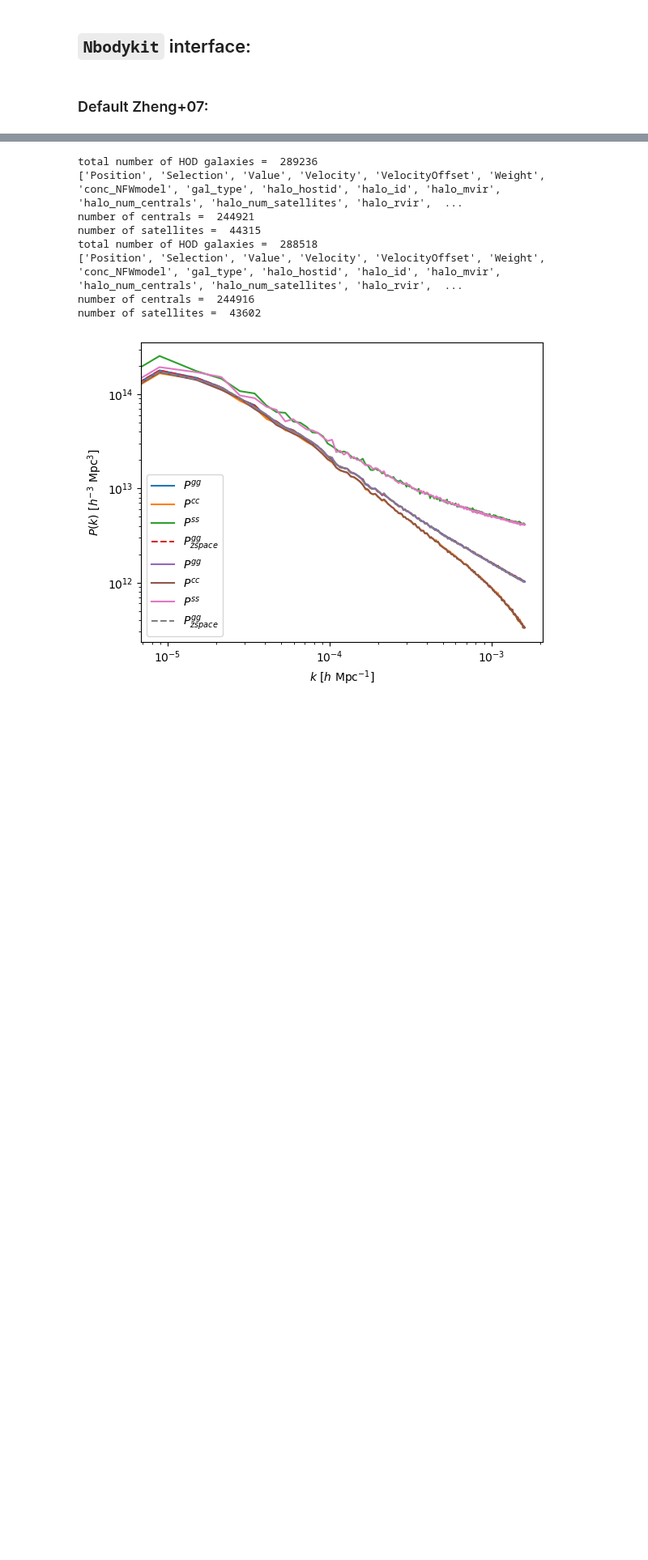
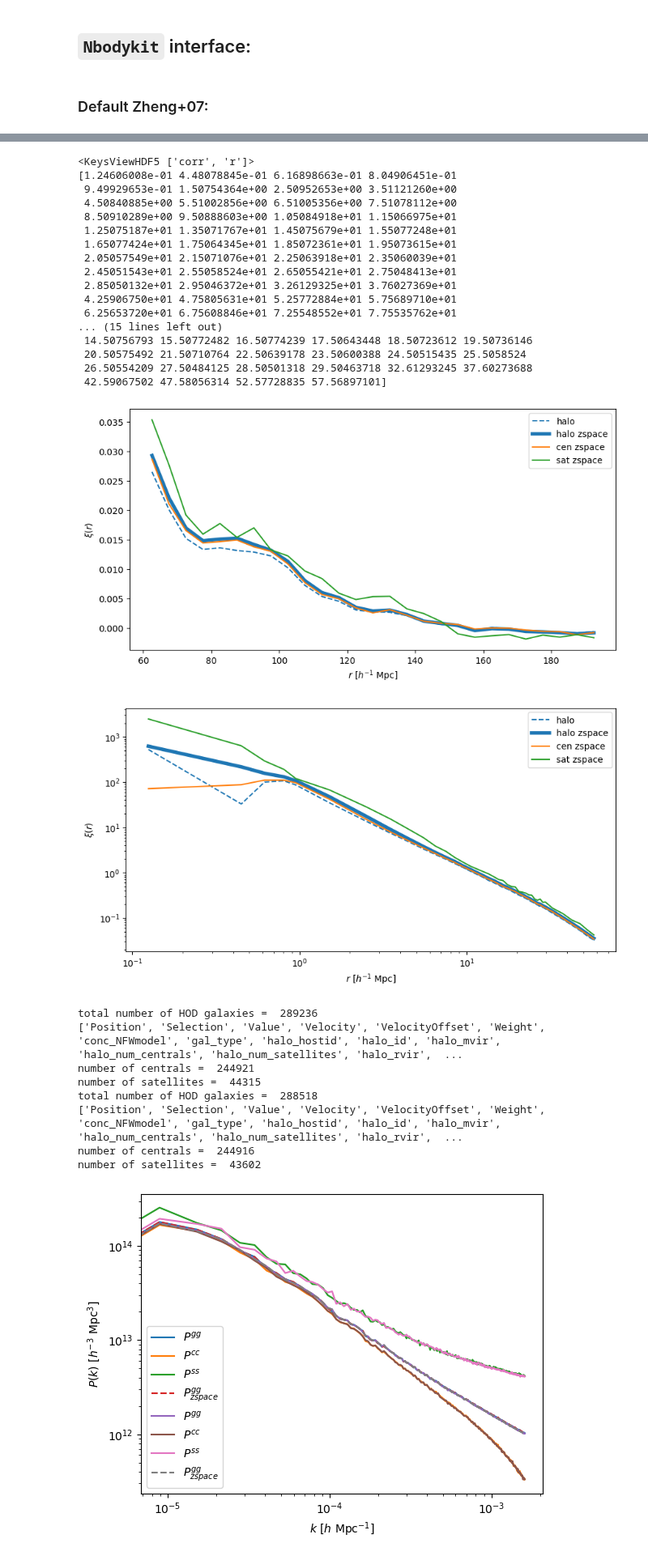
Before and after one commit to qezlou/Goku_ELG, a Jupyter notebook: HOD/pig_checks.ipynb, the cells around one changed output, grey strips where cells are left out. Shown at 81% size. Cells and saved outputs as stored; diff of their text form; code cells hidden in the pictures; blank space fills up the shorter version.

```diff
--- a/HOD/pig_checks.ipynb
+++ b/HOD/pig_checks.ipynb
@@ -125,3 +200,45 @@ Error:
+# %%
+with h5py.File('./data/halo_corr_seed123.hdf5','r') as f:
+    print(f.keys())
+    r = f['r'][:]
+    print(r)
+    xi_real = f['corr/real'][:]
+    xi_zspace = f['corr/zspace'][:]
+    xi_cen = f['corr/cen_zspace'][:]
+    xi_sat = f['corr/sat_zspace'][:]
+    ind_bins = [r > 60, r < 60]
+    for ind in ind_bins:
+        print(r[ind])
+        fig, ax = plt.subplots(1, 1, figsize=(10, 5))
+        ax.plot(r[ind], xi_real[ind], label='halo', ls='--',color='C0')
+        ax.plot(r[ind], xi_zspace[ind], label='halo zspace', color='C0', lw=4)
+        ax.plot(r[ind], xi_cen[ind], label='cen zspace', color='C1')
+        ax.plot(r[ind], xi_sat[ind], label='sat zspace', color='C2')
+        ax.legend()
+        ax.set_ylabel(r"$\xi(r)$")
+        ax.set_xlabel(r"$r$ [$h^{-1} \ \mathrm{Mpc}$]")
+    ax.set_xscale('log')
+    ax.set_yscale('log')
+# %% [output]
+<KeysViewHDF5 ['corr', 'r']>
+[1.24606008e-01 4.48078845e-01 6.16898663e-01 8.04906451e-01
+ 9.49929653e-01 1.50754364e+00 2.50952653e+00 3.51121260e+00
+ 4.50840885e+00 5.51002856e+00 6.51005356e+00 7.51078112e+00
+ 8.50910289e+00 9.50888603e+00 1.05084918e+01 1.15066975e+01
+ 1.25075187e+01 1.35071767e+01 1.45075679e+01 1.55077248e+01
+ 1.65077424e+01 1.75064345e+01 1.85072361e+01 1.95073615e+01
+ 2.05057549e+01 2.15071076e+01 2.25063918e+01 2.35060039e+01
+ 2.45051543e+01 2.55058524e+01 2.65055421e+01 2.75048413e+01
+ 2.85050132e+01 2.95046372e+01 3.26129325e+01 3.76027369e+01
+ 4.25906750e+01 4.75805631e+01 5.25772884e+01 5.75689710e+01
+ 6.25653720e+01 6.75608846e+01 7.25548552e+01 7.75535762e+01
+... (15 lines left out)
+ 14.50756793 15.50772482 16.50774239 17.50643448 18.50723612 19.50736146
+ 20.50575492 21.50710764 22.50639178 23.50600388 24.50515435 25.5058524
+ 26.50554209 27.50484125 28.50501318 29.50463718 32.61293245 37.60273688
+ 42.59067502 47.58056314 52.57728835 57.56897101]
+[figure, added]
+[figure, added]
 # %%
 fig, ax= plt.subplots(1,1)
 plot_power(fig, ax, seed=42)
```
Also changed, not shown: parts of 10 cells of this notebook, 4 other files.
